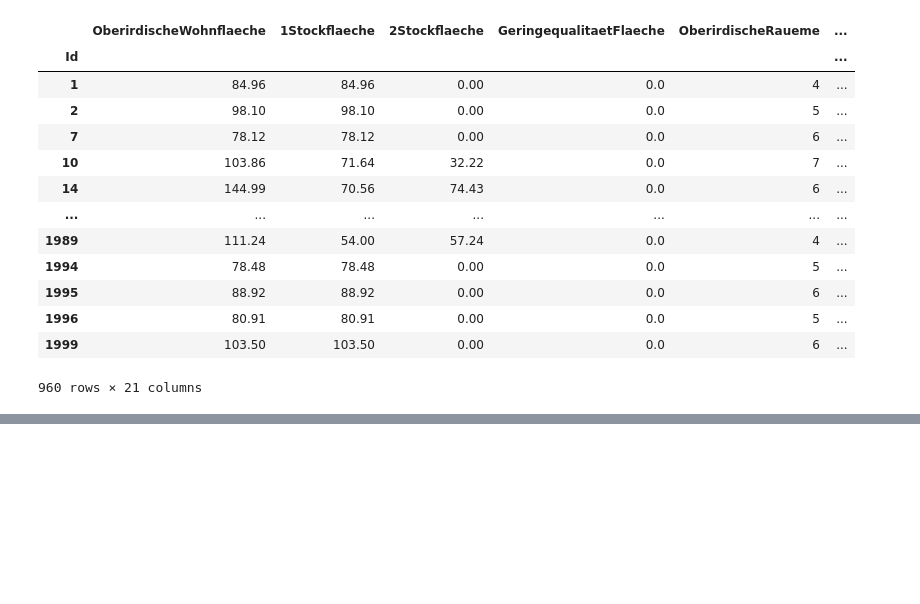
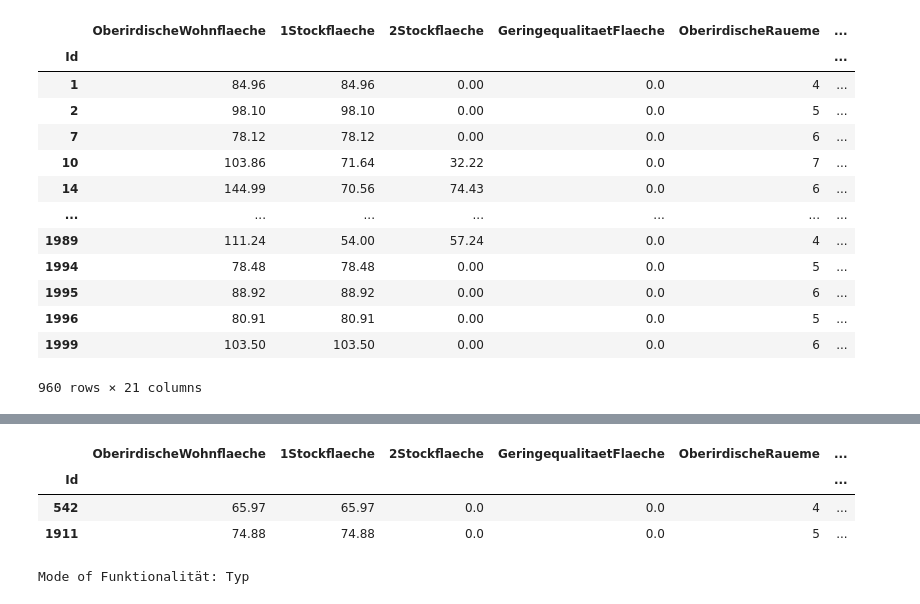
Before and after one commit to FlowBYRN/ml_hackathon, a Jupyter notebook: Analyze_flo.ipynb, the cells around one changed output, grey strips where cells are left out. Cells and saved outputs as stored; diff of their text form; code cells hidden in the pictures; blank space fills up the shorter version.

```diff
--- a/Analyze_flo.ipynb
+++ b/Analyze_flo.ipynb
@@ -353,0 +369,17 @@ df_20_3[(df_20_3['Kamine'] == 0) & (df_20_3['Kaminqualitaet'].isnull())]
+# %%
+price = df_20_2.loc[542, 'Verkaufspreis']
+
+lower_bound = price - (price * 0.9)
+upper_bound = price + (price * 0.9)
+
+similar = df_20_3[(df_20_3['Verkaufspreis'] >= lower_bound) & (df_20_3['Verkaufspreis'] <= upper_bound)]
+# %% [output]
+|  | OberirdischeWohnflaeche | 1Stockflaeche | 2Stockflaeche | GeringequalitaetFlaeche | OberirdischeRaueme | ... |
+| Id |  |  |  |  |  | ... |
+| 542 | 65.97 | 65.97 | 0.0 | 0.0 | 4 | ... |
+| 1911 | 74.88 | 74.88 | 0.0 | 0.0 | 5 | ... |
+# %%
+mode = similar['Funktionalitaet'].mode()[0]
+print("Mode of Funktionalität:", mode)
+# %% [output]
+Mode of Funktionalität: Typ
```
Also changed, not shown: parts of 3 cells of this notebook, 1 other file.
